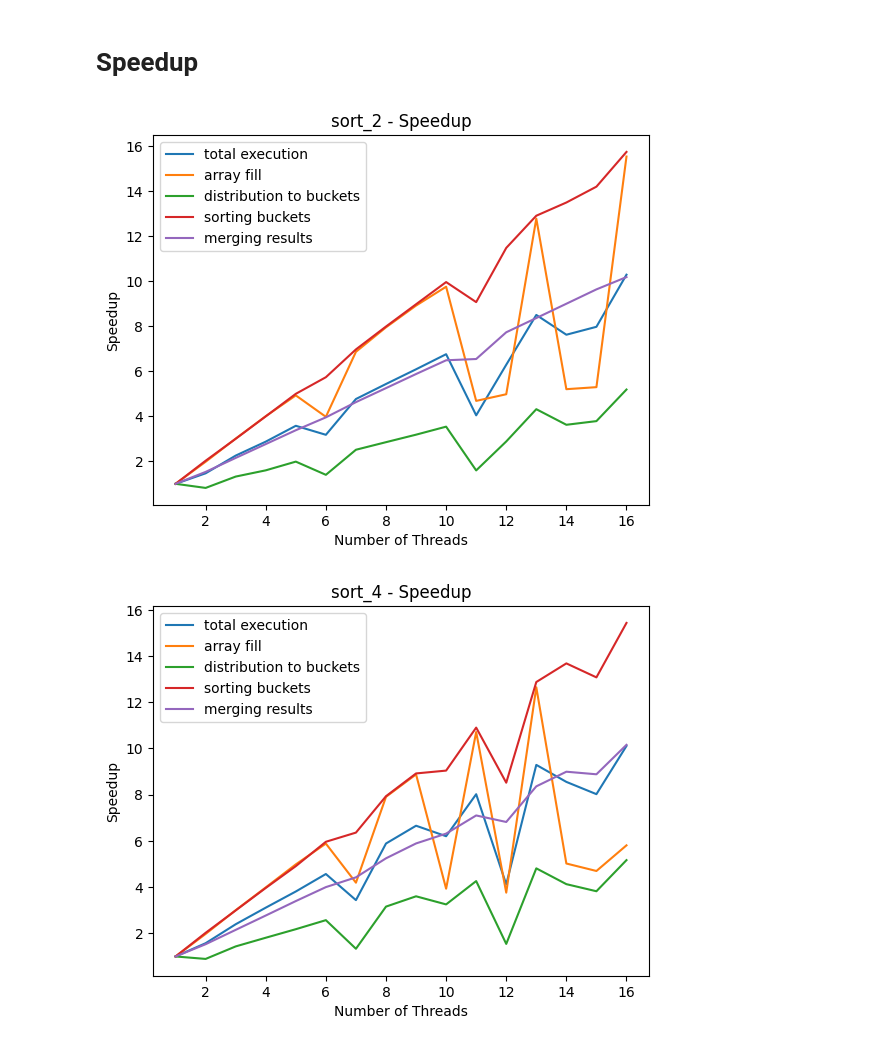
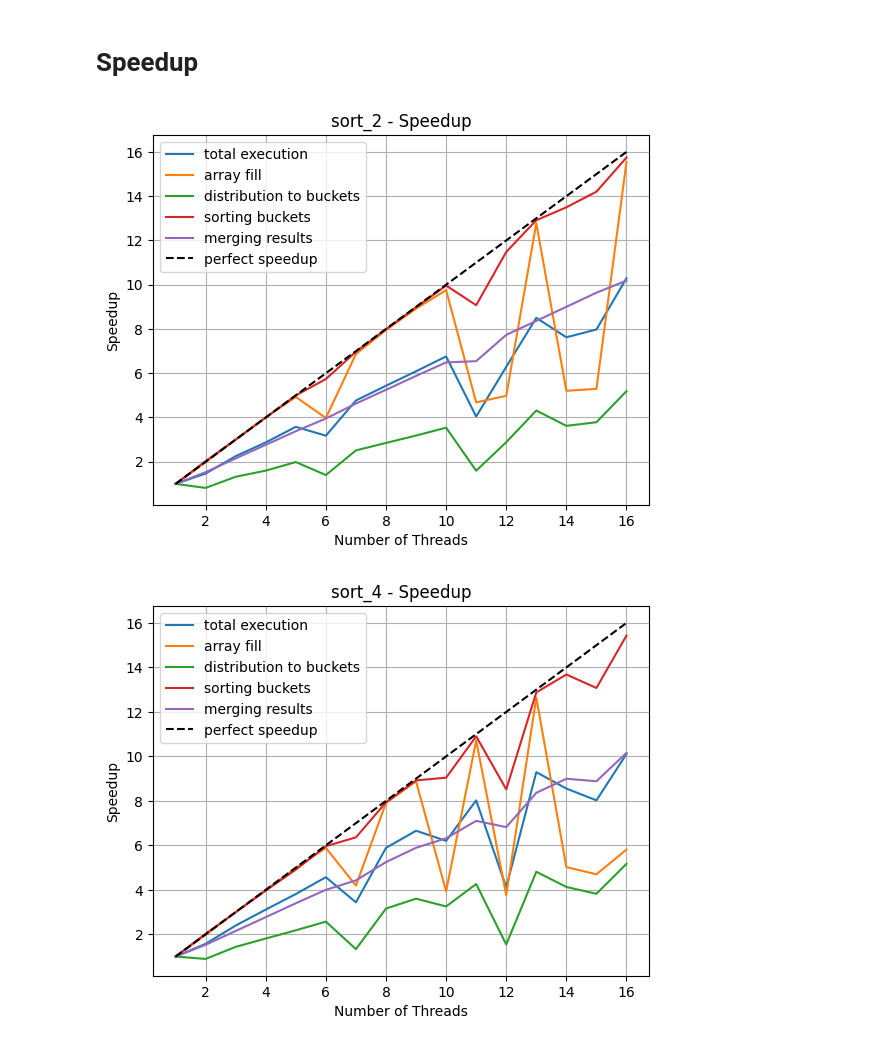
Before and after one commit to basiav/mpr, a Jupyter notebook: analysis.ipynb, the cells around one changed output. Saved outputs shown, nothing was run; the diff lists cells and outputs as text; code cells hidden in the pictures.

```diff
--- a/analysis.ipynb
+++ b/analysis.ipynb
@@ -7,8 +7,8 @@ import matplotlib.pyplot as plt
 # %% [markdown]
 ## Load Data
 # %%
-df_raw = pd.read_csv("results.csv", sep=';', header=None, names=["algo", "threads", "t", "t1", "t2", "t3", "t4"])
-df_raw.head()
+udf_raw = pd.read_csv("uniwersal_results.csv", sep=';', header=None, names=["algo", "threads", "t", "t1", "t2", "t3", "t4"])
+udf_raw.head()
 # %% [output]
 |  | algo | threads | t | t1 | t2 | t3 | t4 |
 | 0 | sort_2 | 2 | 1.817408 | 0.044978 | 0.735976 | 0.954674 | 0.081692 |
@@ -19,5 +39,5 @@ df_raw.head()
 # %%
-df = df_raw.groupby(['algo', 'threads']).agg(
+udf = udf_raw.groupby(['algo', 'threads']).agg(
     t_mean=('t', 'mean'), t_std=('t', 'std'),
     t1_mean=('t1', 'mean'), t1_std=('t1', 'std'),
     t2_mean=('t2', 'mean'), t2_std=('t2', 'std'),
@@ -25,7 +45,7 @@ df = df_raw.groupby(['algo', 'threads']).agg(
     t4_mean=('t4', 'mean'), t4_std=('t4', 'std')
 ).reset_index()
 
-df.head()
+udf.head()
 # %% [output]
 |  | algo | threads | t_mean | t_std | t1_mean | t1_std | t2_mean | t2_std | t3_mean | t3_std | t4_mean | ... |
 | 0 | sort_2 | 1 | 2.845361 | 0.011017 | 0.089103 | 0.000120 | 0.704126 | 0.009303 | 1.927204 | 0.005320 | 0.124916 | ... |
@@ -36,7 +90,7 @@ df.head()
 # %% [markdown]
 # Execution time
 # %%
-for series in df.groupby(["algo"]):
+for series in udf.groupby(["algo"]):
     series_df = series[1]
     series_nm = series[0][0]
 
@@ -50,5 +104,6 @@ for series in df.groupby(["algo"]):
     plt.legend()
     plt.xlabel("Number of Threads")
     plt.ylabel("Time [s]")
+    plt.grid()
     plt.show()
 # %% [output]
@@ -57,27 +112,31 @@ for series in df.groupby(["algo"]):
 # %% [markdown]
 # Speedup
 # %%
-for series in df.groupby(["algo"]):
+for series in udf.groupby(["algo"]):
     series_df = series[1]
     series_nm = series[0][0]
 
     T1 = series_df[series_df["threads"] == 1]["t_mean"].values[0]
     T11 = series_df[series_df["threads"] == 1]["t1_mean"].values[0]
     T12 = series_df[series_df["threads"] == 1]["t2_mean"].values[0]
     T13 = series_df[series_df["threads"] == 1]["t3_mean"].values[0]
     T14 = series_df[series_df["threads"] == 1]["t4_mean"].values[0]
 
     plt.plot(series_df["threads"], T1/series_df["t_mean"], label="total execution")
     plt.plot(series_df["threads"], T11/series_df["t1_mean"], label="array fill")
     plt.plot(series_df["threads"], T12/series_df["t2_mean"], label="distribution to buckets")
     plt.plot(series_df["threads"], T13/series_df["t3_mean"], label="sorting buckets")
     plt.plot(series_df["threads"], T14/series_df["t4_mean"], label="merging results")
 
+    perfect_speedup = series_df["threads"].values
+    plt.plot(perfect_speedup, perfect_speedup, label="perfect speedup", linestyle='--', color='black')
+
     plt.title(f"{series_nm} - Speedup")
     plt.legend()
     plt.xlabel("Number of Threads")
+    plt.grid()
     plt.ylabel("Speedup")
     plt.show()
 # %% [output]
-[figure, old version]
+[figure, new version]
-[figure, old version]
+[figure, new version]
```
Also changed, not shown: parts of 11 cells of this notebook, 8 other files.
